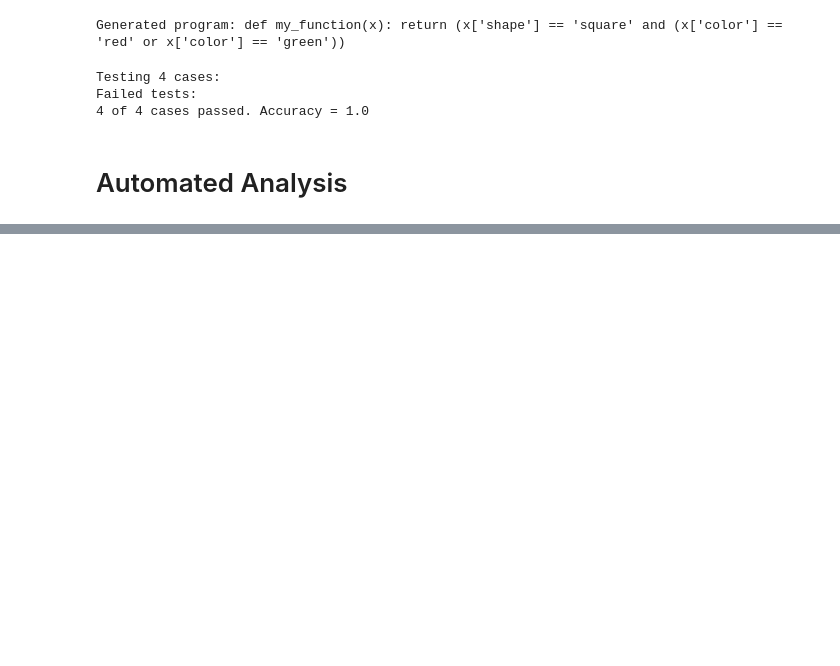
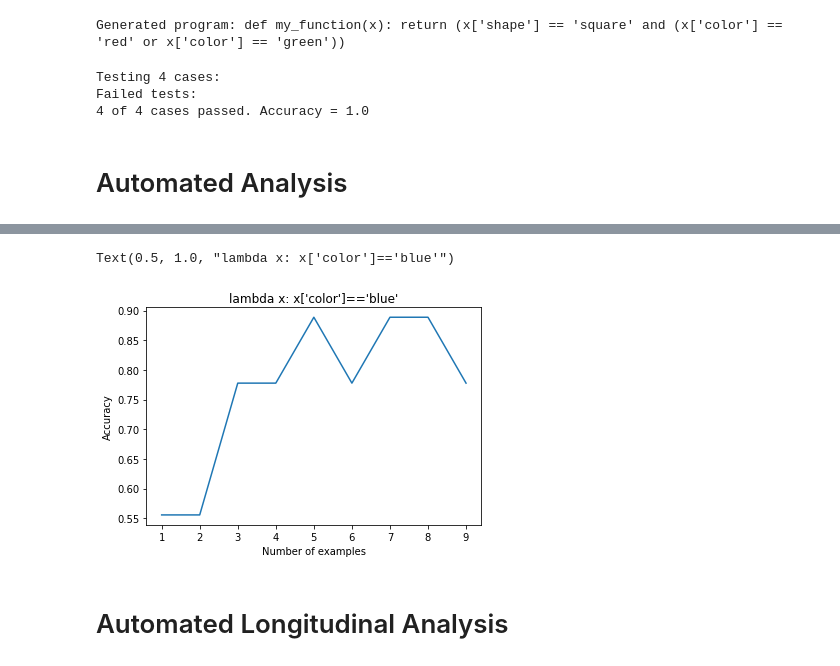
Before and after one commit to meilongzhang/concept-synthesis, a Jupyter notebook: FewShotCodex.ipynb, the cells around one changed output, grey strips where cells are left out. Drawn from its saved outputs; the diff is of its cells as text; code cells hidden in the pictures; blank space fills up the shorter version.

```diff
--- a/FewShotCodex.ipynb
+++ b/FewShotCodex.ipynb
@@ -237,0 +327,13 @@ plt.axvline(x=0, color='r', linestyle='-')
+# %%
+ex_accs = []
+
+for i in range(1, 10):
+  ex_prompt, _ = get_asserts(ex_stims[:i], ex_results[:i])
+
+  completion = openai.Completion.create(
+    engine="code-davinci-002",
+    prompt=ex_prompt,
+    max_tokens=500,
+    temperature= 0
+  )
+  ex_accs.append(run_tests(i, completion, ex_tests))
@@ -237,0 +358,11 @@ plt.axvline(x=0, color='r', linestyle='-')
+# %%
+plt.plot(ex_accs)
+plt.xlabel("Number of examples")
+plt.xticks(np.arange(0, 9), np.arange(1, 10))
+plt.ylabel('Accuracy')
+plt.title(ex_code)
+# %% [output]
+Text(0.5, 1.0, "lambda x: x['color']=='blue'")
+[figure, added]
+# %% [markdown]
+# Automated Longitudinal Analysis
```
Also changed, not shown: parts of 39 cells of this notebook.
